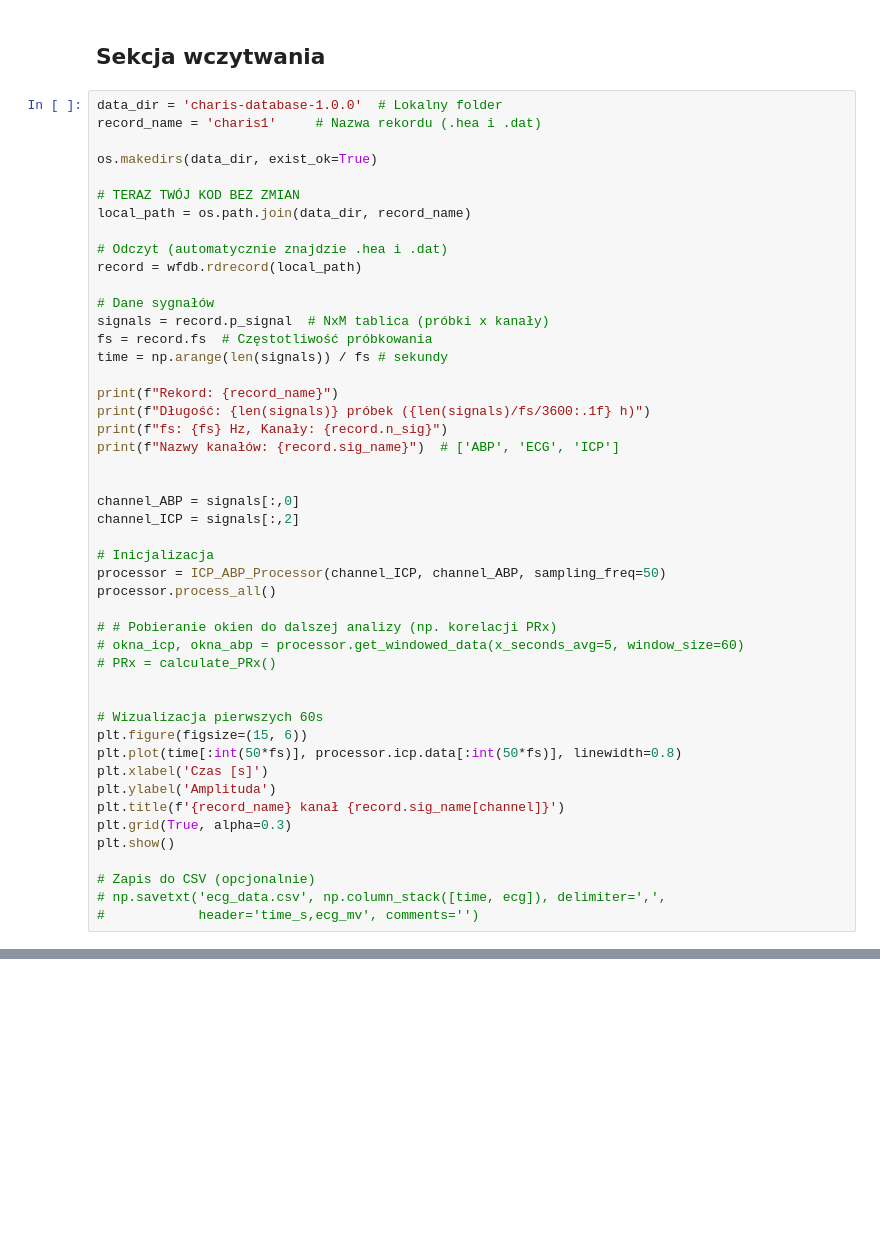
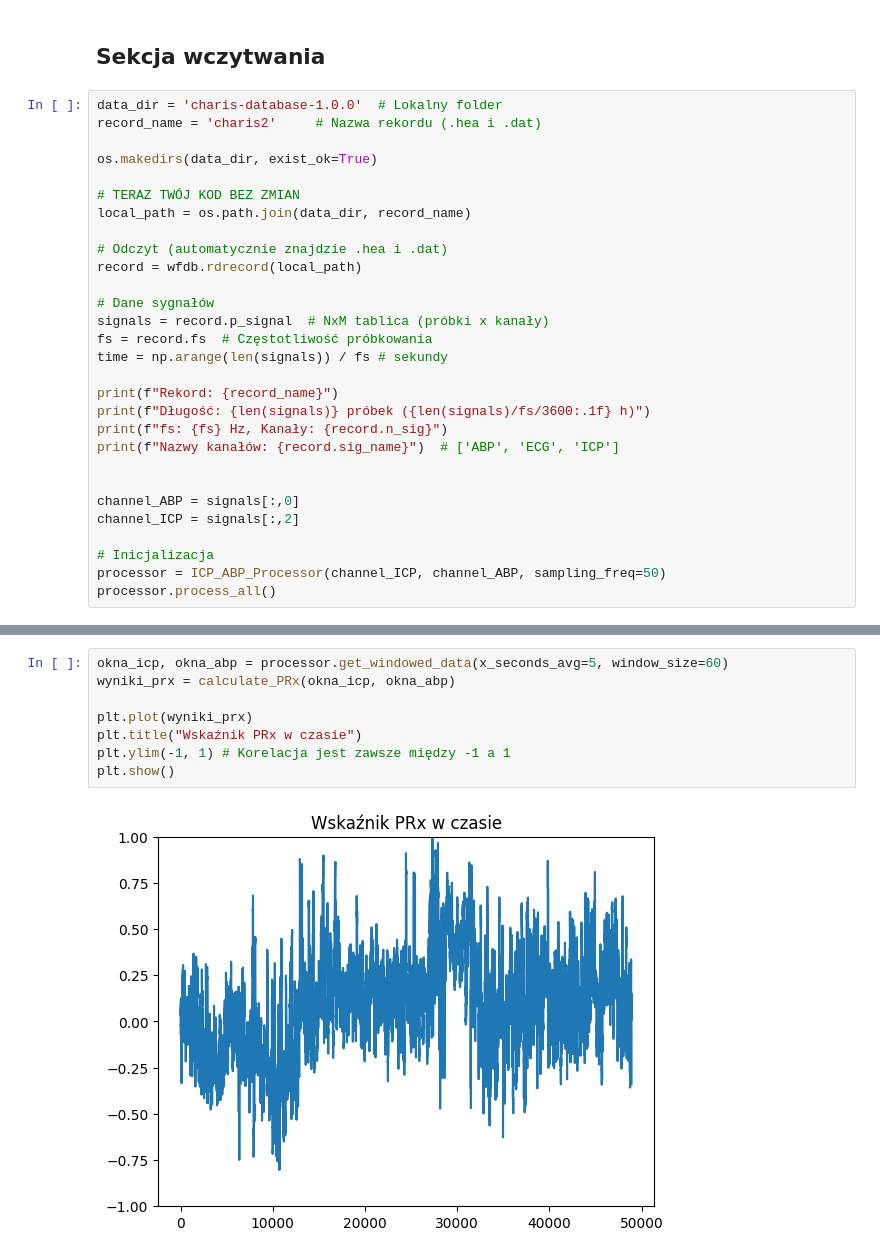
Before and after one commit to Michuupk/jednowymiarowe_sygnaly_projekt, a Jupyter notebook: Michal.ipynb, the cells around one changed output, grey strips where cells are left out. Drawn from its saved outputs; the diff is of its cells as text; blank space fills up the shorter version.

```diff
--- a/Michal.ipynb
+++ b/Michal.ipynb
@@ -13,7 +13,7 @@ from processor import Signal, ICP_ABP_Processor
 ## Sekcja wczytwania
 # %%
 data_dir = 'charis-database-1.0.0'  # Lokalny folder
-record_name = 'charis1'     # Nazwa rekordu (.hea i .dat)
+record_name = 'charis2'     # Nazwa rekordu (.hea i .dat)
 
 os.makedirs(data_dir, exist_ok=True)
 
@@ -40,21 +40,3 @@ channel_ICP = signals[:,2]
 # Inicjalizacja
 processor = ICP_ABP_Processor(channel_ICP, channel_ABP, sampling_freq=50)
 processor.process_all()
-
-# # Pobieranie okien do dalszej analizy (np. korelacji PRx)
-# okna_icp, okna_abp = processor.get_windowed_data(x_seconds_avg=5, window_size=60)
-# PRx = calculate_PRx()
-
-
-# Wizualizacja pierwszych 60s
-plt.figure(figsize=(15, 6))
-plt.plot(time[:int(50*fs)], processor.icp.data[:int(50*fs)], linewidth=0.8)
-plt.xlabel('Czas [s]')
-plt.ylabel('Amplituda')
-plt.title(f'{record_name} kanał {record.sig_name[channel]}')
-plt.grid(True, alpha=0.3)
-plt.show()
-
-# Zapis do CSV (opcjonalnie)
-# np.savetxt('ecg_data.csv', np.column_stack([time, ecg]), delimiter=',',
-#            header='time_s,ecg_mv', comments='')
@@ -71,0 +61,10 @@ NameError: name 'channel' is not defined
+# %%
+okna_icp, okna_abp = processor.get_windowed_data(x_seconds_avg=5, window_size=60)
+wyniki_prx = calculate_PRx(okna_icp, okna_abp)
+
+plt.plot(wyniki_prx)
+plt.title("Wskaźnik PRx w czasie")
+plt.ylim(-1, 1) # Korelacja jest zawsze między -1 a 1
+plt.show()
+# %% [output]
+[figure, added]
```
Also changed, not shown: parts of 5 cells of this notebook, 1 other file.
